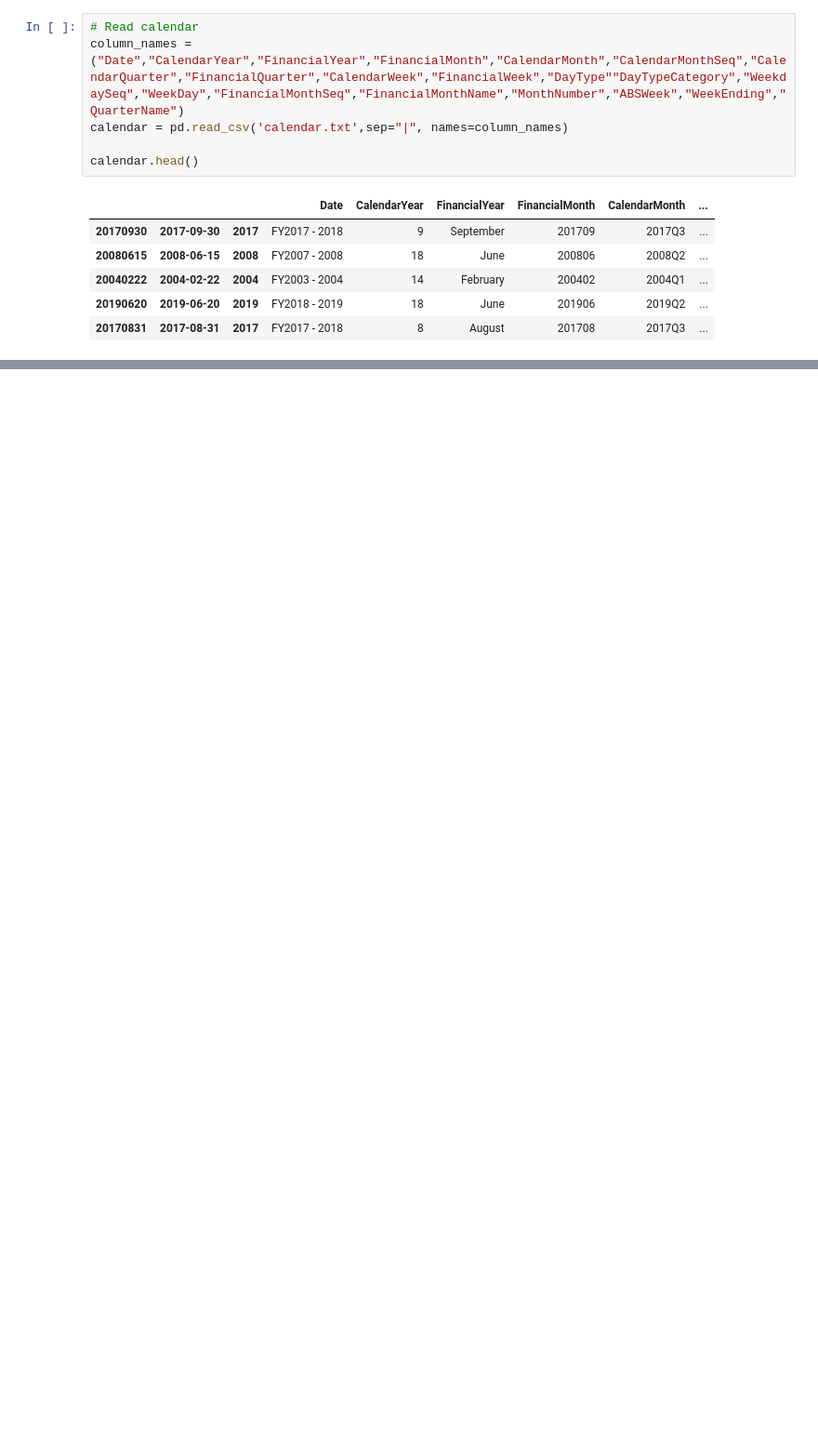
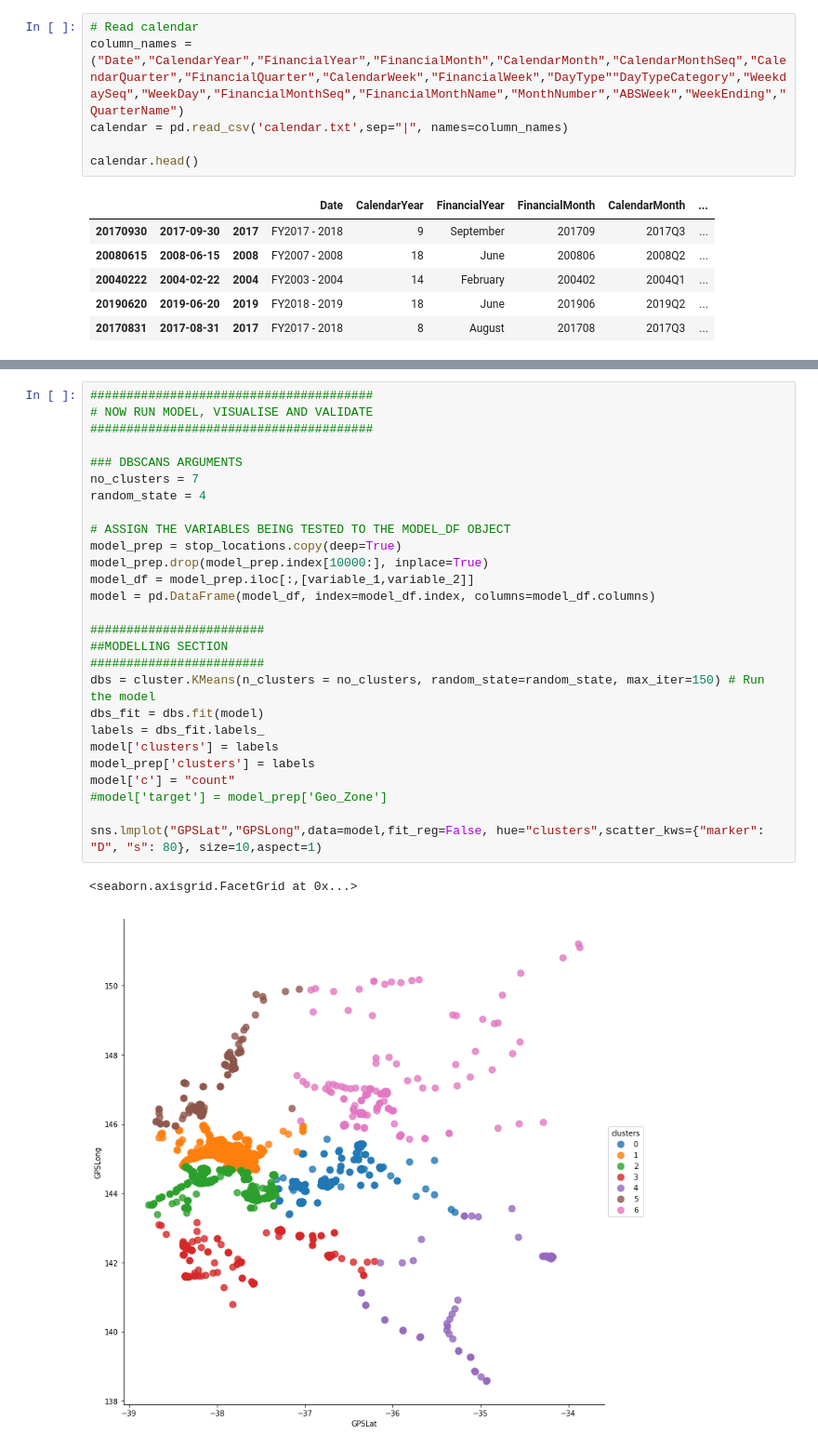
Before and after one commit to tgrrr/melbourne-datathon, a Jupyter notebook: Pandas/banu_load_tram_data.ipynb, the cells around one changed output, grey strips where cells are left out. Shown at 93% size. Cells and saved outputs as stored; diff of their text form; blank space fills up the shorter version.

```diff
--- a/Pandas/banu_load_tram_data.ipynb
+++ b/Pandas/banu_load_tram_data.ipynb
@@ -60,0 +203,30 @@ calendar.head()
+# %%
+#######################################
+# NOW RUN MODEL, VISUALISE AND VALIDATE
+#######################################
+
+### DBSCANS ARGUMENTS
+no_clusters = 7
+random_state = 4
+
+# ASSIGN THE VARIABLES BEING TESTED TO THE MODEL_DF OBJECT
+model_prep = stop_locations.copy(deep=True)
+model_prep.drop(model_prep.index[10000:], inplace=True)
+model_df = model_prep.iloc[:,[variable_1,variable_2]]
+model = pd.DataFrame(model_df, index=model_df.index, columns=model_df.columns)
+
+########################
+##MODELLING SECTION
+########################
+dbs = cluster.KMeans(n_clusters = no_clusters, random_state=random_state, max_iter=150) # Run the model
+dbs_fit = dbs.fit(model)
+labels = dbs_fit.labels_
+model['clusters'] = labels
+model_prep['clusters'] = labels
+model['c'] = "count"
+#model['target'] = model_prep['Geo_Zone']
+
+sns.lmplot("GPSLat","GPSLong",data=model,fit_reg=False, hue="clusters",scatter_kws={"marker": "D", "s": 80}, size=10,aspect=1)
+# %% [output]
+<seaborn.axisgrid.FacetGrid at 0x...>
+[figure, added]
```
Also changed, not shown: parts of 9 cells of this notebook, 6 other files.
